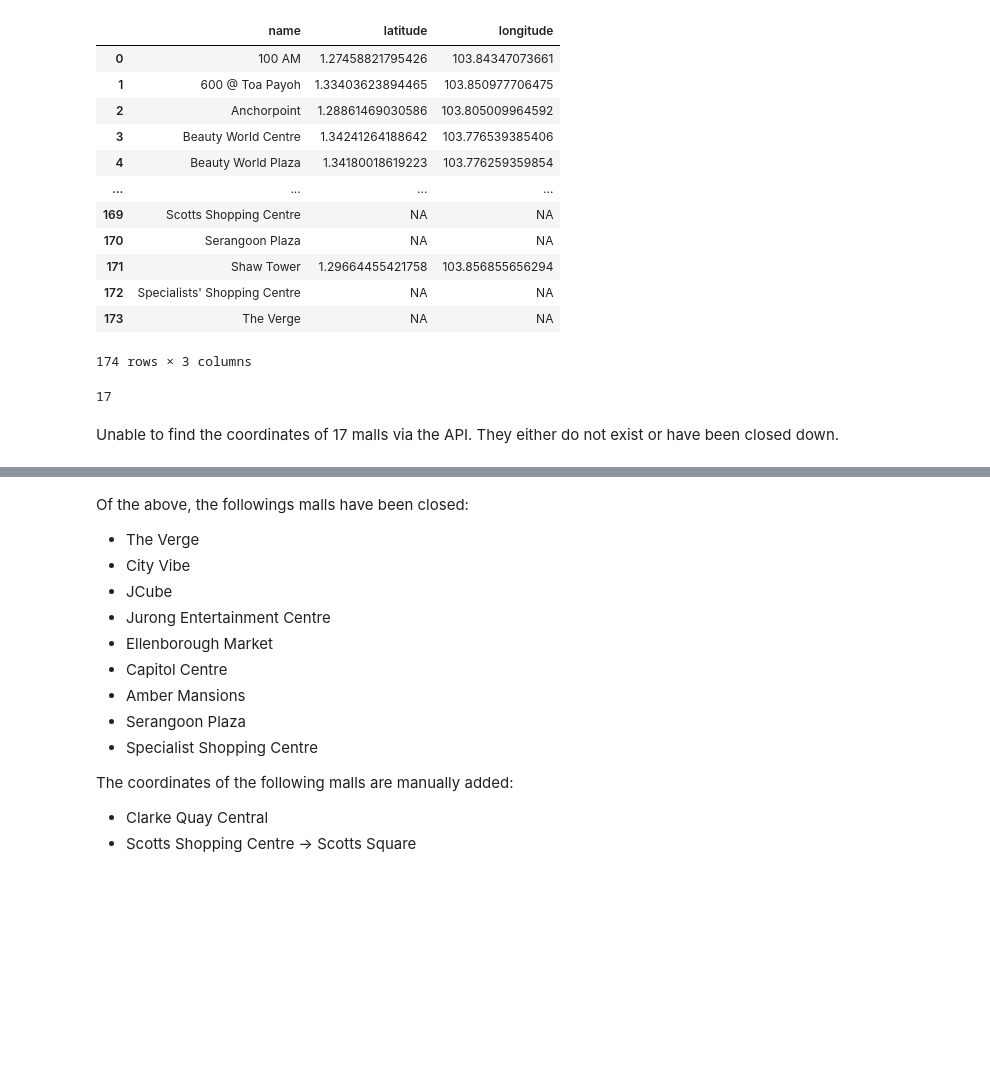
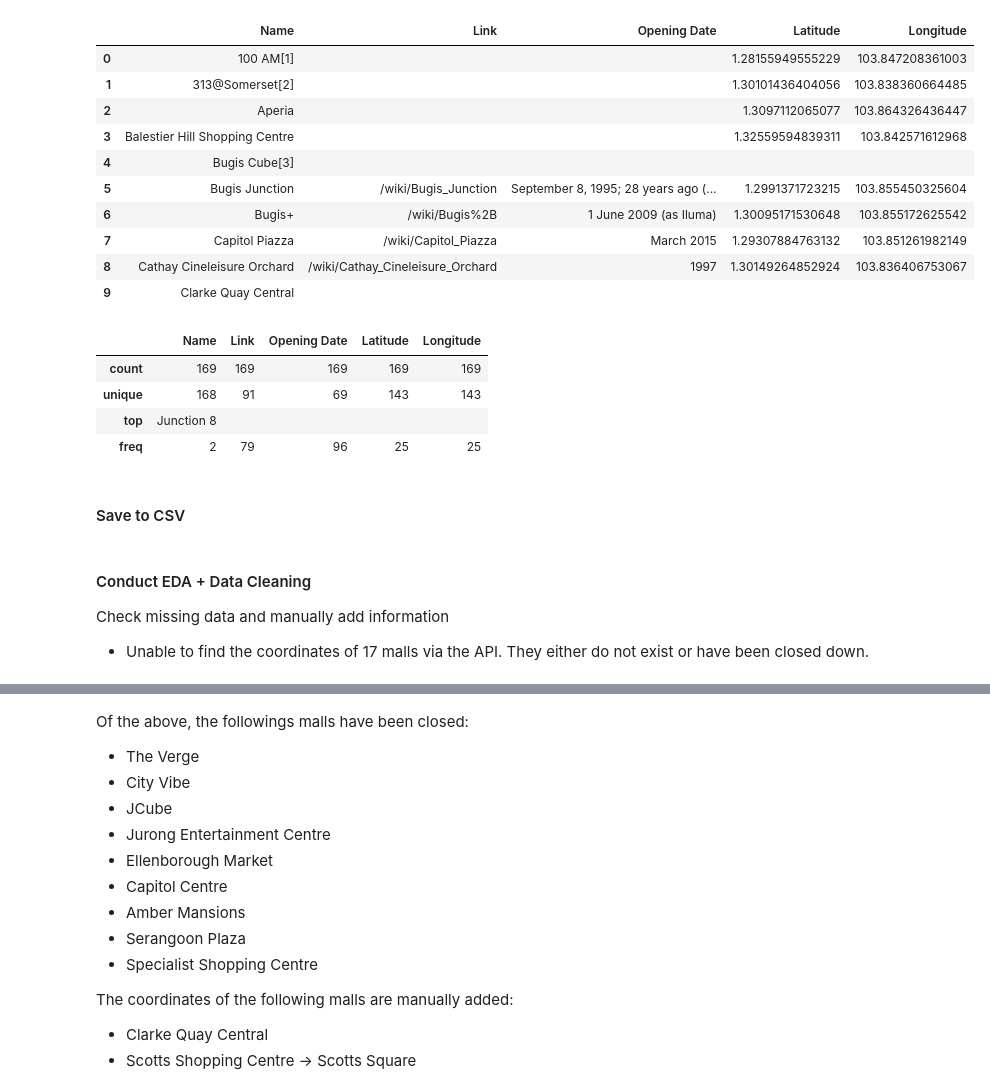
Before and after one commit to pnghaanh/Housing-Price-Time-Series-Forecasting, a Jupyter notebook: src/mall_coordinates_opening.ipynb, the cells around one changed output, grey strips where cells are left out. Cells and saved outputs as stored; diff of their text form; code cells hidden in the pictures; blank space fills up the shorter version.

Commit message:
Initial commit of malls dataset with missing data

```diff
--- a/src/mall_coordinates_opening.ipynb
+++ b/src/mall_coordinates_opening.ipynb
@@ -35,0 +39,3 @@ print(mall_names)
+# %%
+df = pd.DataFrame(mall_links, columns=['Name', 'Link'])
+df.head(10)
@@ -35,0 +57,17 @@ print(mall_names)
+# %%
+def get_opening_date(url_ext):
+    url = f"https://en.wikipedia.org{url_ext}"
+    result = requests.get(url)
+    doc = BeautifulSoup(result.text, 'html.parser')
+
+    # get the opening date
+    opened_row = doc.find('th', string='Opened') or doc.find('th', string='Opening date')
+    if opened_row:
+        # Find the next sibling of the 'opened_row' which is the 'td' containing the date
+        opened_date_cell = opened_row.find_next_sibling('td')
+        return opened_date_cell.text or ''
+    else:
+        return ''
+# %%
+df['Opening Date'] = df['Link'].apply(get_opening_date)
+df.head(10)
@@ -36,6 +89,4 @@ print(mall_names)
 # %%
-import requests
-
 def get_geocoordinates_from_address(address: str) -> tuple:
     url = f"https://www.onemap.gov.sg/api/common/elastic/search?searchVal={address}&returnGeom=Y&getAddrDetails=Y&pageNum=1"
 
@@ -49,4 +100,4 @@ def get_geocoordinates_from_address(address: str) -> tuple:
         longitude = first_result['LONGITUDE']
         return (latitude, longitude)
     else:
-        return ("NA", "NA")
+        return ("", "")
@@ -88,22 +104,25 @@ for mall in mall_names:
-# %%
-malls_coordinates = pd.DataFrame({'name': mall_names, 'latitude': latitude_list, 'longitude': longitude_list})
-malls_coordinates
-# %% [output]
-|  | name | latitude | longitude |
-| 0 | 100 AM | 1.27458821795426 | 103.84347073661 |
-| 1 | 600 @ Toa Payoh | 1.33403623894465 | 103.850977706475 |
-| 2 | Anchorpoint | 1.28861469030586 | 103.805009964592 |
-| 3 | Beauty World Centre | 1.34241264188642 | 103.776539385406 |
-| 4 | Beauty World Plaza | 1.34180018619223 | 103.776259359854 |
-| ... | ... | ... | ... |
-| 169 | Scotts Shopping Centre | NA | NA |
-| 170 | Serangoon Plaza | NA | NA |
-| 171 | Shaw Tower | 1.29664455421758 | 103.856855656294 |
-| 172 | Specialists' Shopping Centre | NA | NA |
-| 173 | The Verge | NA | NA |
-174 rows × 3 columns
-# %%
-count = (malls_coordinates['latitude'] == 'NA').sum()
-count
-# %% [output]
-17
+# %%
+df[['Latitude', 'Longitude']] = df['Name'].apply(lambda address: pd.Series(get_geocoordinates_from_address(address)))
+df.head(10)
+# %% [output]
+|  | Name | Link | Opening Date | Latitude | Longitude |
+| 0 | 100 AM[1] |  |  | 1.28155949555229 | 103.847208361003 |
+| 1 | 313@Somerset[2] |  |  | 1.30101436404056 | 103.838360664485 |
+| 2 | Aperia |  |  | 1.3097112065077 | 103.864326436447 |
+| 3 | Balestier Hill Shopping Centre |  |  | 1.32559594839311 | 103.842571612968 |
+| 4 | Bugis Cube[3] |  |  |  |  |
+| 5 | Bugis Junction | /wiki/Bugis_Junction | September 8, 1995; 28 years ago (... | 1.2991371723215 | 103.855450325604 |
+| 6 | Bugis+ | /wiki/Bugis%2B | 1 June 2009 (as Iluma) | 1.30095171530648 | 103.855172625542 |
+| 7 | Capitol Piazza | /wiki/Capitol_Piazza | March 2015 | 1.29307884763132 | 103.851261982149 |
+| 8 | Cathay Cineleisure Orchard | /wiki/Cathay_Cineleisure_Orchard | 1997 | 1.30149264852924 | 103.836406753067 |
+| 9 | Clarke Quay Central |  |  |  |  |
+# %%
+df.describe()
+# %% [output]
+|  | Name | Link | Opening Date | Latitude | Longitude |
+| count | 169 | 169 | 169 | 169 | 169 |
+| unique | 168 | 91 | 69 | 143 | 143 |
+| top | Junction 8 |  |  |  |  |
+| freq | 2 | 79 | 96 | 25 | 25 |
+# %% [markdown]
+#### Save to CSV
@@ -110,2 +131,4 @@ count
 # %% [markdown]
-Unable to find the coordinates of 17 malls via the API. They either do not exist or have been closed down.
+#### Conduct EDA + Data Cleaning
+Check missing data and manually add information
+- Unable to find the coordinates of 17 malls via the API. They either do not exist or have been closed down.
```
Also changed, not shown: parts of 19 cells of this notebook, 4 other files.
